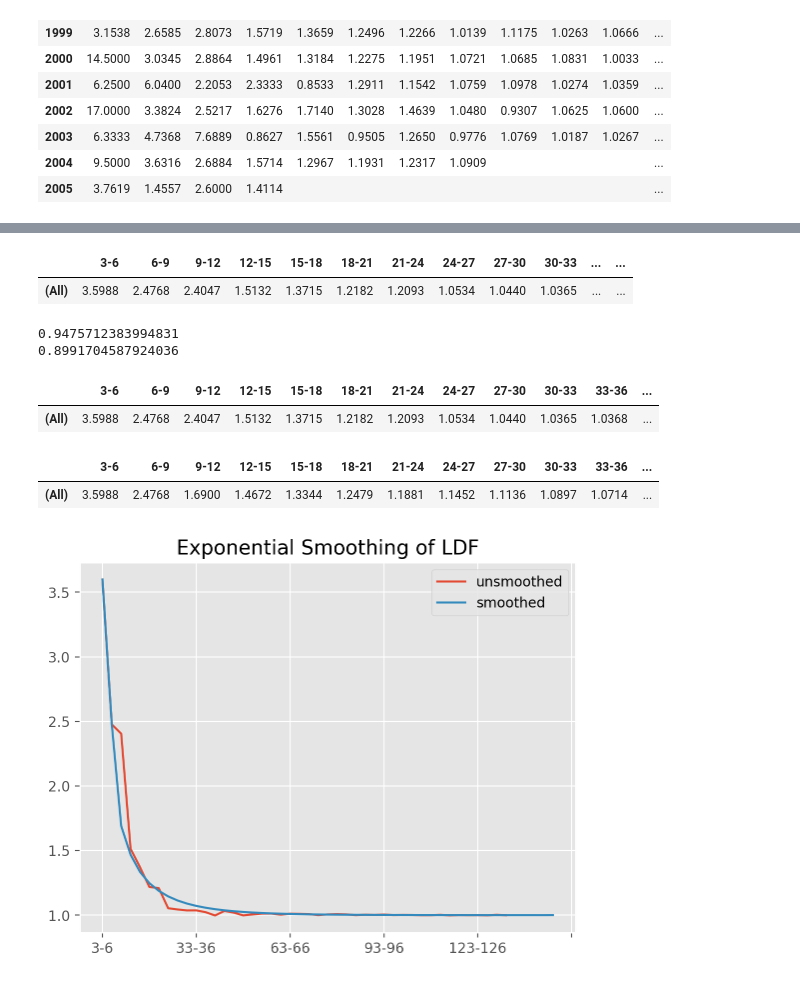
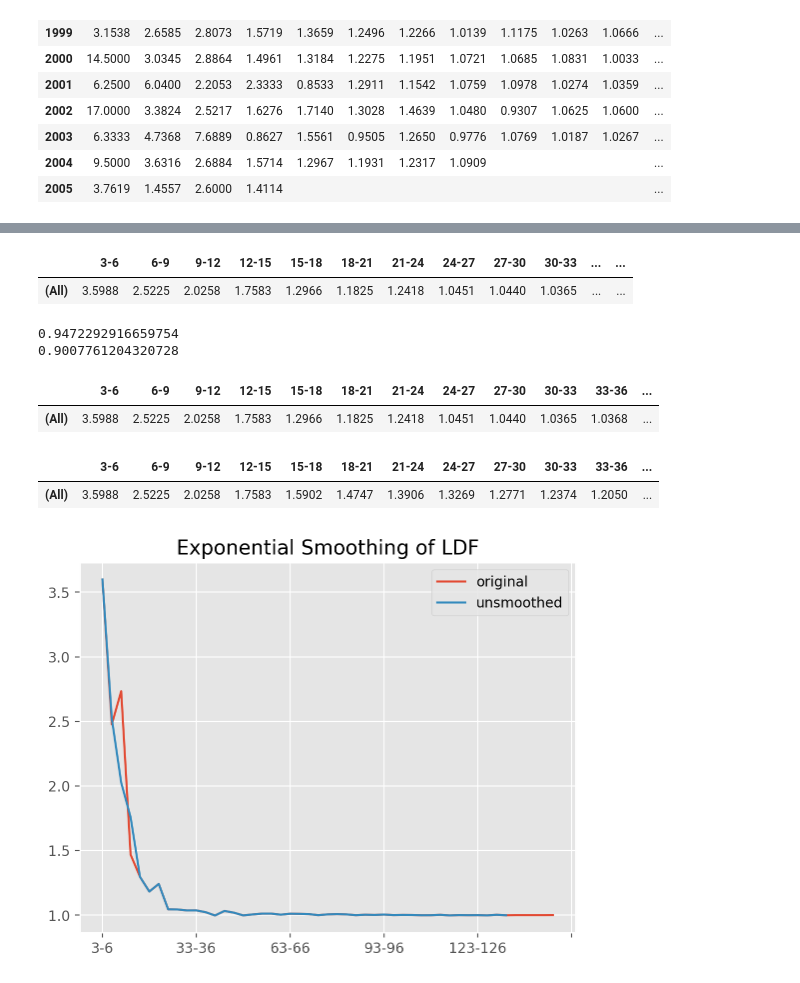
Before and after one commit to Hendrik240298/chainladder-python, a Jupyter notebook: docs/gallery/plot_pattern_smoothing.ipynb, the cells around one changed output, grey strips where cells are left out. Cells and saved outputs as stored; diff of their text form; code cells hidden in the pictures.

```diff
--- a/docs/gallery/plot_pattern_smoothing.ipynb
+++ b/docs/gallery/plot_pattern_smoothing.ipynb
@@ -36,18 +36,27 @@ dev.link_ratio['incurred'].heatmap()
 | 2005 | 3.7619 | 1.4557 | 2.6000 | 1.4114 |  |  |  |  |  |  |  | ... |
 # %%
 dev_smooth = cl.Development(
-    drop=[
-        ('2001',12), ('2001',15), #('2001',6),
-        ('2002', 21),
-        ('2003',9), ('2003', 12), ('2003', 18), ('2003', 24)
-    ],
+    # drop=[
+    #     ('2001',12), ('2001',15), #('2001',6),
+    #     ('2002', 21),
+    #     ('2003',9), ('2003', 12), ('2003', 18), ('2003', 24)
+    # ],
 ).fit_transform(quarterly)
 
 tail_smooth = cl.TailCurve(
     curve='weibull',
-    fit_period=(1, None),
-    attachment_age=9
+    fit_period=(3, 15),
+    attachment_age=6
 
     ).fit_transform(dev_smooth)
 tail_smooth.link_ratio['incurred'].heatmap()
+#
+
+# 'incurred' is in the columns dimension (vdims), not the index (kdims)
+incurred_idx = list(dev_smooth.ldf_.vdims).index('incurred')
+dev_smooth.ldf_.values[:, incurred_idx:incurred_idx+1, :, :4] = tail_smooth.ldf_.values[:, incurred_idx:incurred_idx+1, :, :4]
+
+
+
+tail_smooth.ldf_['incurred']
 # %% [output]
@@ -67,7 +66,7 @@ tail_smooth.link_ratio['incurred'].heatmap()
 dev_smooth.ldf_['incurred']
 # %% [output]
 |  | 3-6 | 6-9 | 9-12 | 12-15 | 15-18 | 18-21 | 21-24 | 24-27 | 27-30 | 30-33 | ... | ... |
-| (All) | 3.5988 | 2.4768 | 2.4047 | 1.5132 | 1.3715 | 1.2182 | 1.2093 | 1.0534 | 1.0440 | 1.0365 | ... | ... |
+| (All) | 3.5988 | 2.5225 | 2.0258 | 1.7583 | 1.2966 | 1.1825 | 1.2418 | 1.0451 | 1.0440 | 1.0365 | ... | ... |
 # %%
 def calc_r_2(dev_exact, dev_pred):
     y_exact = dev_exact.ldf_['incurred'].values[0,0,0,:]
@@ -86,31 +85,31 @@ def calc_r_2(dev_exact, dev_pred):
 print(calc_r_2(dev_smooth, tail_smooth))
 print(calc_r_2(dev, tail_smooth))
 # %% [output]
-0.9475712383994831
-0.8991704587924036
+0.9472292916659754
+0.9007761204320728
 # %%
 dev_smooth.ldf_['incurred'].heatmap()
 # %% [output]
 |  | 3-6 | 6-9 | 9-12 | 12-15 | 15-18 | 18-21 | 21-24 | 24-27 | 27-30 | 30-33 | 33-36 | ... |
-| (All) | 3.5988 | 2.4768 | 2.4047 | 1.5132 | 1.3715 | 1.2182 | 1.2093 | 1.0534 | 1.0440 | 1.0365 | 1.0368 | ... |
+| (All) | 3.5988 | 2.5225 | 2.0258 | 1.7583 | 1.2966 | 1.1825 | 1.2418 | 1.0451 | 1.0440 | 1.0365 | 1.0368 | ... |
 # %%
 tail_smooth.ldf_['incurred'].heatmap()
 # %% [output]
 |  | 3-6 | 6-9 | 9-12 | 12-15 | 15-18 | 18-21 | 21-24 | 24-27 | 27-30 | 30-33 | 33-36 | ... |
-| (All) | 3.5988 | 2.4768 | 1.6900 | 1.4672 | 1.3344 | 1.2479 | 1.1881 | 1.1452 | 1.1136 | 1.0897 | 1.0714 | ... |
+| (All) | 3.5988 | 2.5225 | 2.0258 | 1.7583 | 1.5902 | 1.4747 | 1.3906 | 1.3269 | 1.2771 | 1.2374 | 1.2050 | ... |
 # %%
 import matplotlib.pyplot as plt
 plt.style.use('ggplot')
 %config InlineBackend.figure_format = 'retina'
 
 results = pd.concat((
-    # tail.ldf_["incurred"].T.iloc[:,0].rename('original'),
+    tail.ldf_["incurred"].T.iloc[:,0].rename('original'),
     dev_smooth.ldf_['incurred'].T.iloc[:,0].rename('unsmoothed'),
-    tail_smooth.ldf_['incurred'].T.iloc[:,0].rename('smoothed'),
+    # tail_smooth.ldf_['incurred'].T.iloc[:,0].rename('smoothed'),
 ),axis=1)
 
 ax = results.plot(title='Exponential Smoothing of LDF');
 
 # ax.set_yscale('log')
 # %% [output]
-[figure, old version]
+[figure, new version]
```
Also changed, not shown: parts of 1 cell of this notebook, 1 other file.
